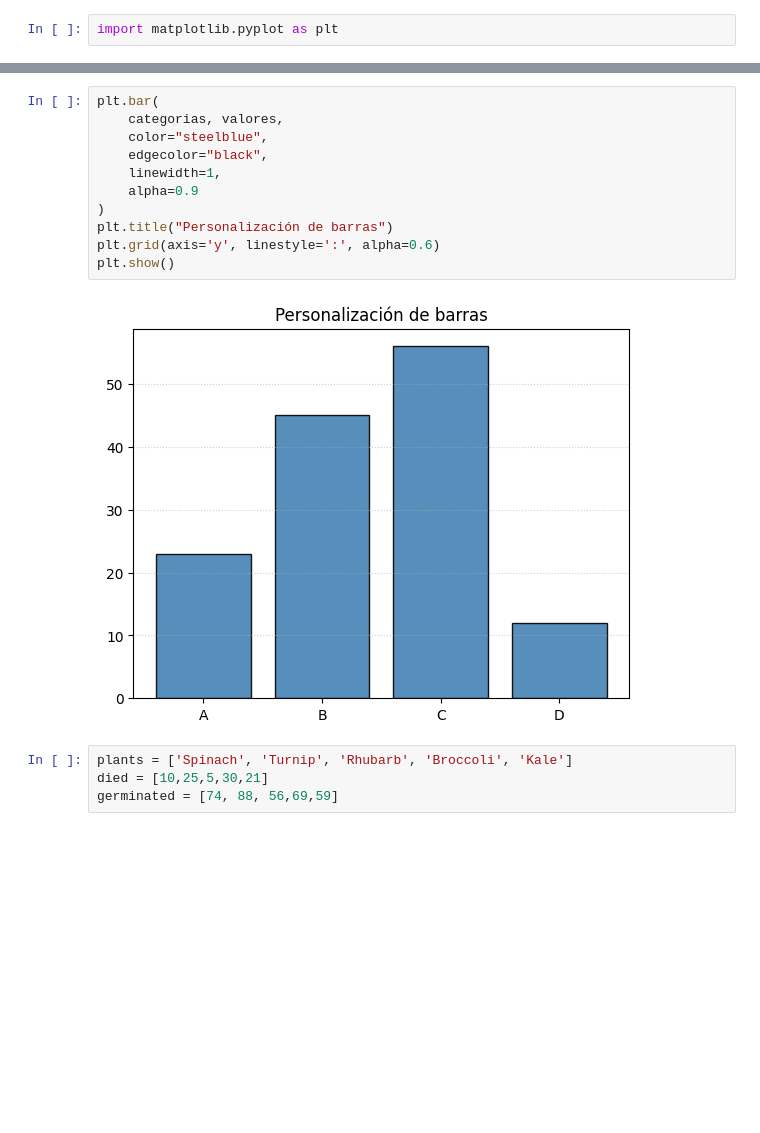
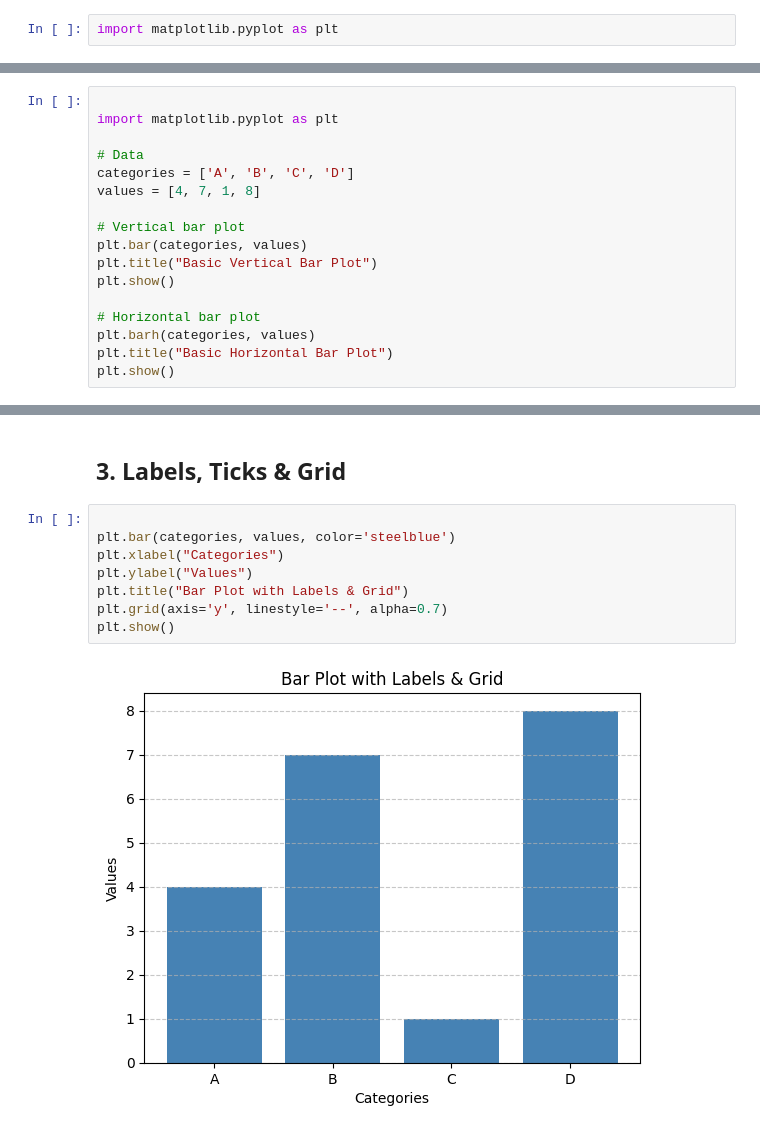
Before and after one commit to JoshTVR/Matplotlib-From-Zero-To-Hero, a Jupyter notebook: Scripts/En/02-Bar-Plots.ipynb, the cells around one changed output, grey strips where cells are left out. Drawn from its saved outputs; the diff is of its cells as text; blank space fills up the shorter version.

Commit message:
Updated Bar-Plots

```diff
--- a/Scripts/En/02-Bar-Plots.ipynb
+++ b/Scripts/En/02-Bar-Plots.ipynb
@@ -43,0 +17,17 @@ plt.show()
+# %%
+
+import matplotlib.pyplot as plt
+
+# Data
+categories = ['A', 'B', 'C', 'D']
+values = [4, 7, 1, 8]
+
+# Vertical bar plot
+plt.bar(categories, values)
+plt.title("Basic Vertical Bar Plot")
+plt.show()
+
+# Horizontal bar plot
+plt.barh(categories, values)
+plt.title("Basic Horizontal Bar Plot")
+plt.show()
@@ -44,17 +53,12 @@ plt.show()
+# %% [markdown]
+## 3. Labels, Ticks & Grid
 # %%
-plt.bar(
-    categorias, valores,
-    color="steelblue",
-    edgecolor="black",
-    linewidth=1,
-    alpha=0.9
-)
-plt.title("Personalización de barras")
-plt.grid(axis='y', linestyle=':', alpha=0.6)
+
+plt.bar(categories, values, color='steelblue')
+plt.xlabel("Categories")
+plt.ylabel("Values")
+plt.title("Bar Plot with Labels & Grid")
+plt.grid(axis='y', linestyle='--', alpha=0.7)
 plt.show()
 # %% [output]
-[figure, old version]
+[figure, new version]
-# %%
-plants = ['Spinach', 'Turnip', 'Rhubarb', 'Broccoli', 'Kale']
-died = [10,25,5,30,21]
-germinated = [74, 88, 56,69,59]
```
Also changed, not shown: parts of 31 cells of this notebook.
